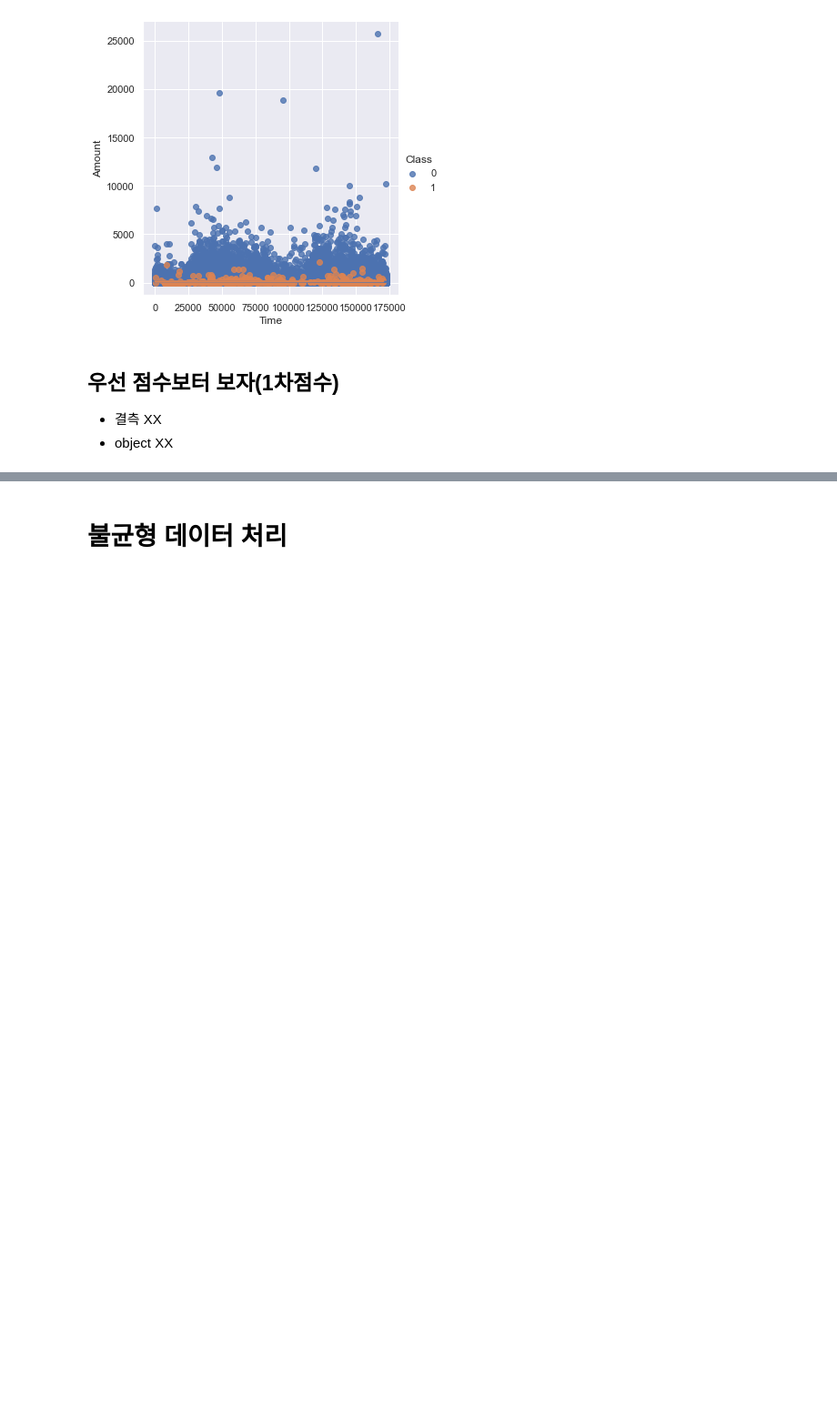
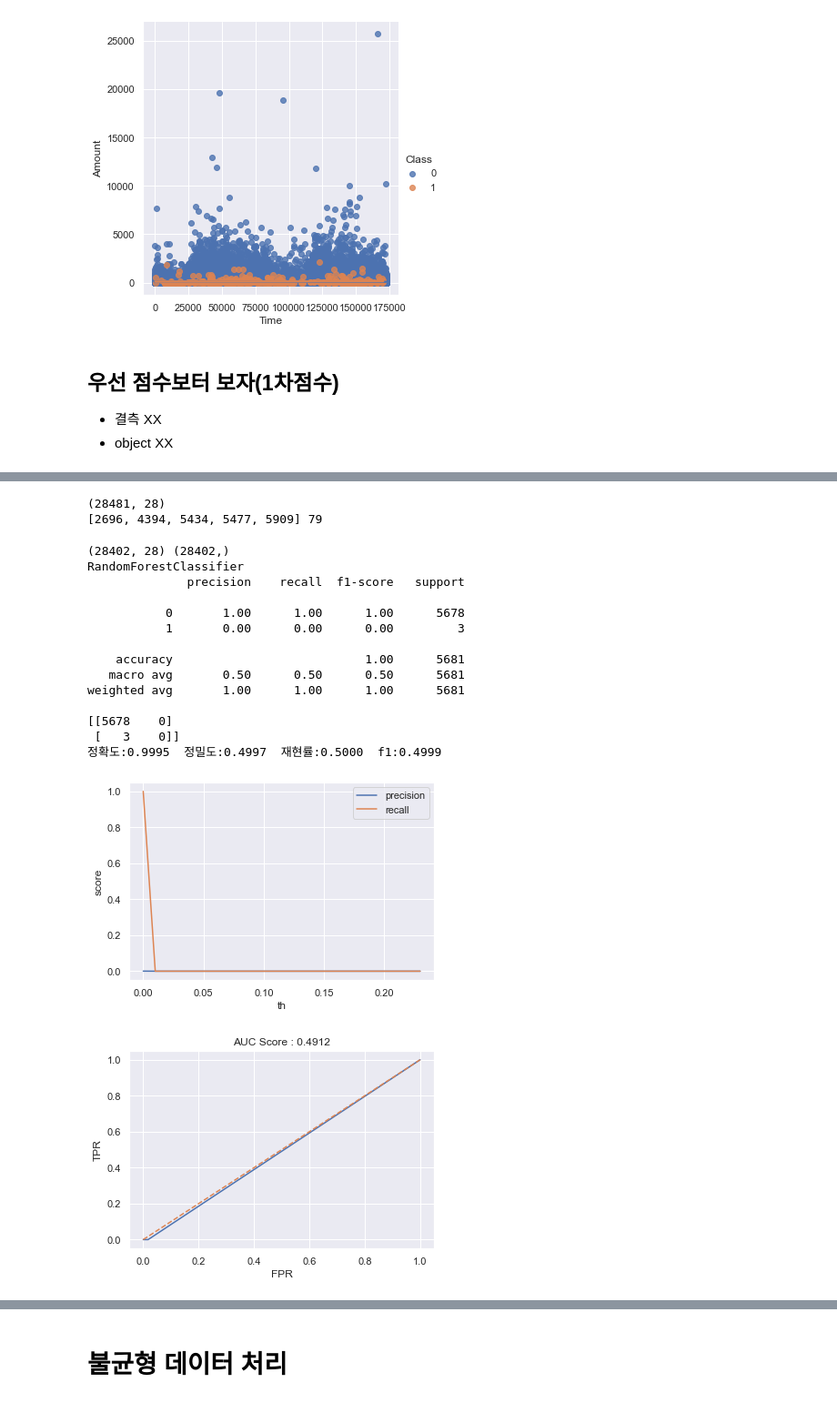
Before and after one commit to ssawwqdf/comp_practice, a Jupyter notebook: credit_k/credit_card_k_lkh.ipynb, the cells around one changed output, grey strips where cells are left out. Shown at 91% size. Saved outputs shown, nothing was run; the diff lists cells and outputs as text; code cells hidden in the pictures; blank space fills up the shorter version.

```diff
--- a/credit_k/credit_card_k_lkh.ipynb
+++ b/credit_k/credit_card_k_lkh.ipynb
@@ -220,5 +222,7 @@ plt.show()
 # %% [output]
 [figure]
 # %%
+sns.set(rc={'figure.figsize':(12,5)})
 sns.lmplot(x="Time", y="Amount", data=df, hue="Class")
+plt.show()
 # %% [output]
@@ -279,0 +322,48 @@ weighted avg       1.00      1.00      1.00     56962
+# %%
+Q1 = X["V11"].quantile(q=0.25)
+Q3 = X["V11"].quantile(q=0.75)
+IQR = Q3 - Q1
+
+lower = Q1 - (1.5*IQR)
+upper = Q3 + (1.5*IQR)
+#print(Q1, Q3, IQR, lower, upper)
+
+
+Xcp = X.copy()
+ycp = y.copy()
+print(Xcp.shape)
+
+# 정상 범위 데이터 : -3.0372 ~ 3.0075
+drop_idx = Xcp[ (Xcp['V11']<lower) |  (Xcp['V11']>upper)]['V11'].index.tolist()
+print(drop_idx[:5], len(drop_idx))
+# %% [output]
+(28481, 28)
+[2696, 4394, 5434, 5477, 5909] 79
+# %%
+#--------------------------------------------------------
+# Xcp.drop([2696, 4394], axis=0)   #index값
+# Xcp.drop(['V11', 'V12'], axis=1) #column이름
+#--------------------------------------------------------
+Xcp = Xcp.drop(drop_idx, axis=0)
+ycp = ycp.drop(drop_idx, axis=0)
+print(Xcp.shape, ycp.shape)
+
+dfdf = pd.concat([Xcp, ycp], axis=1)
+my_fit_score(dfdf, "Class", "y")
+# %% [output]
+(28402, 28) (28402,)
+RandomForestClassifier
+              precision    recall  f1-score   support
+
+           0       1.00      1.00      1.00      5678
+           1       0.00      0.00      0.00         3
+
+    accuracy                           1.00      5681
+   macro avg       0.50      0.50      0.50      5681
+weighted avg       1.00      1.00      1.00      5681
+
+[[5678    0]
+ [   3    0]]
+정확도:0.9995  정밀도:0.4997  재현률:0.5000  f1:0.4999
+[figure, added]
+[figure, added]
```
Also changed, not shown: parts of 42 cells of this notebook, 5 other files.
